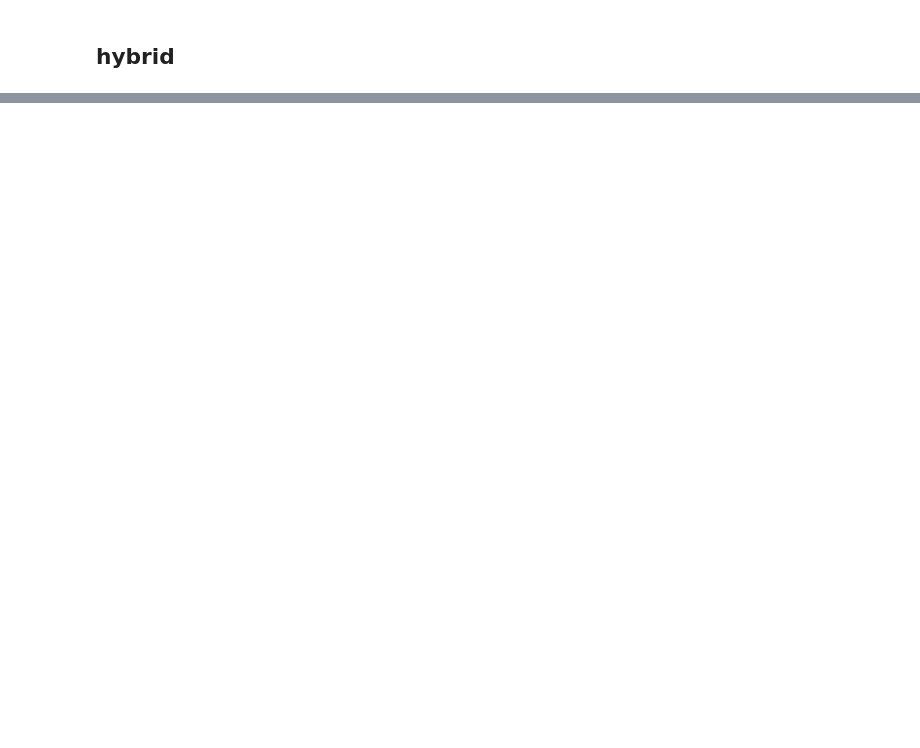
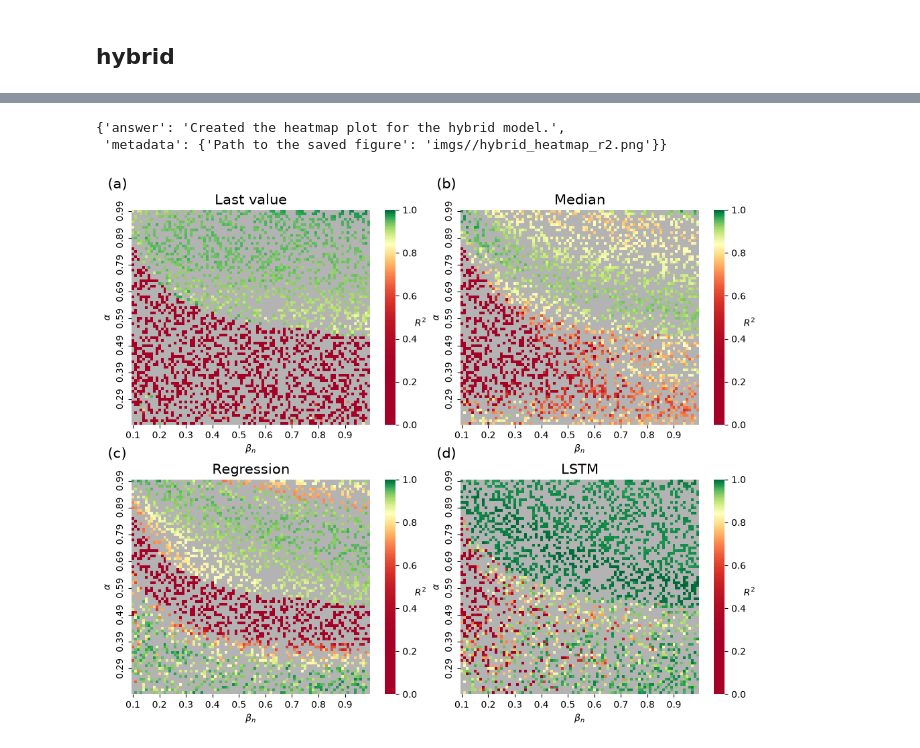
Before and after one commit to Mpkosh/hybrid-surrogate-mcp, a Jupyter notebook: examples.ipynb, the cells around one changed output, grey strips where cells are left out. Drawn from its saved outputs; the diff is of its cells as text; code cells hidden in the pictures; blank space fills up the shorter version.

```diff
--- a/examples.ipynb
+++ b/examples.ipynb
@@ -325,0 +55,6 @@ PermissionError: [Errno 13] Permission denied: 'hybrid_surr/aux_hyb/'
+# %%
+server.hybrid_heatmap_r2(topology='ba')
+# %% [output]
+{'answer': 'Created the heatmap plot for the hybrid model.',
+ 'metadata': {'Path to the saved figure': 'imgs//hybrid_heatmap_r2.png'}}
+[figure, added]
```
Also changed, not shown: parts of 40 cells of this notebook, 23 other files.
